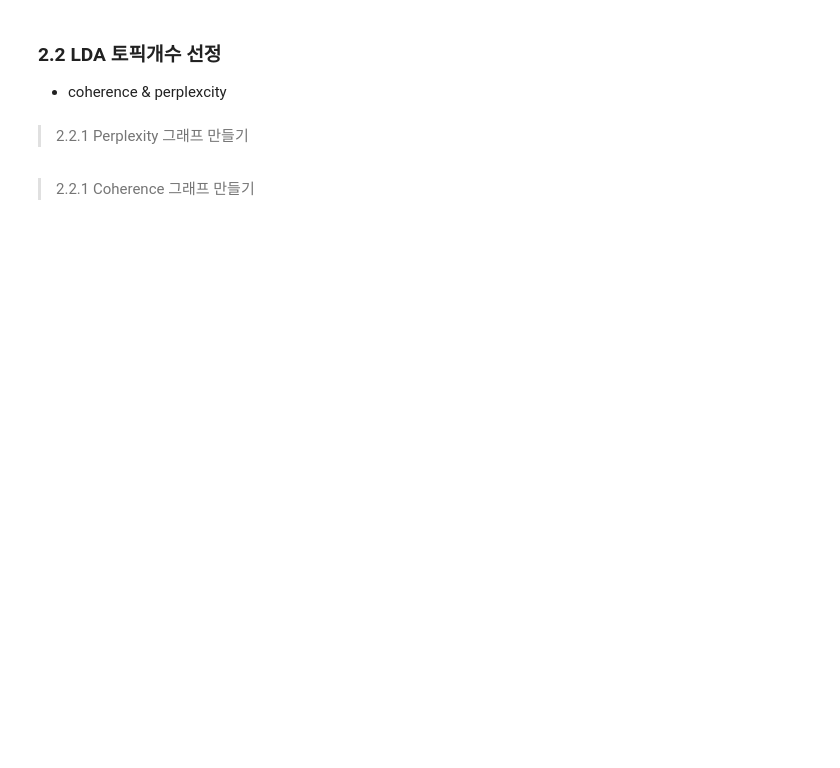
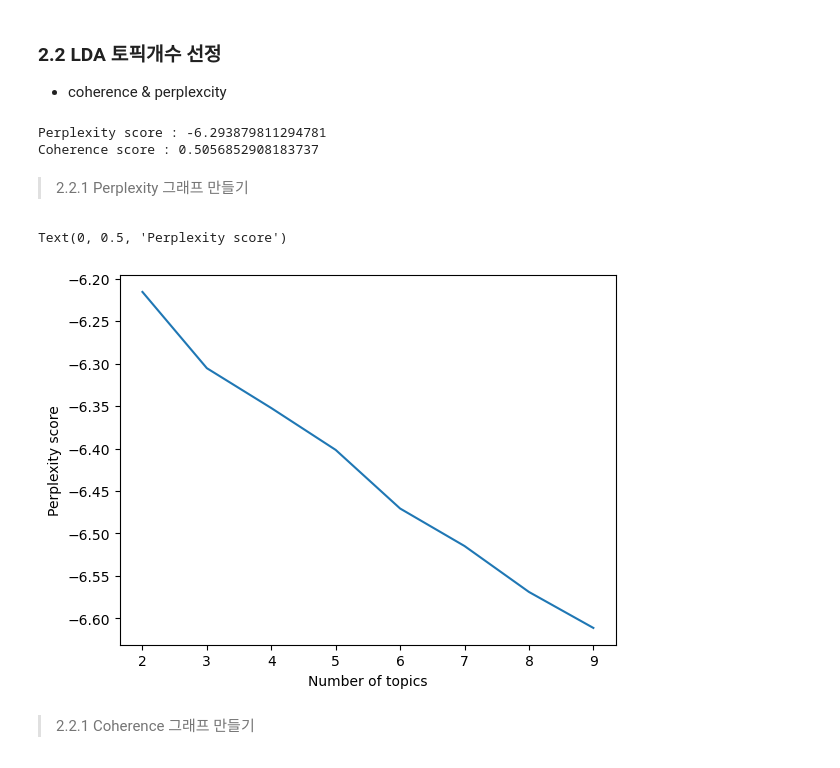
Before and after one commit to Gun-E/DCXminiProject, a Jupyter notebook: Day2/Day2_실습.ipynb, the cells around one changed output. Drawn from its saved outputs; the diff is of its cells as text; code cells hidden in the pictures; blank space fills up the shorter version.

```diff
--- a/Day2/Day2_실습.ipynb
+++ b/Day2/Day2_실습.ipynb
@@ -111,0 +112,4 @@ ldamodel.print_topics()
+# %%
+# 문서별 topic 확률 확인
+for i in range(len(corpus)):
+    print(ldamodel.get_document_topics(corpus[i]))
@@ -116,7 +138,42 @@ ldamodel.print_topics()
 from gensim.models import CoherenceModel
 import matplotlib.pyplot as plt
 import numpy as np
+# %%
+# coherence_model 만들어서 체크 : 토픽 개수를 3개로 설정했을때의 점수
+
+top_n = 3
+
+#perplexity
+perplexity_score = ldamodel.log_perplexity(corpus)
+
+#Coherence
+coherence_model = CoherenceModel(model=ldamodel, texts=all_docs, dictionary=dictionary, topn=top_n)
+coherence_score = coherence_model.get_coherence()
+
+
+print('Perplexity score :', perplexity_score)
+print('Coherence score :', coherence_score)
+# %% [output]
+Perplexity score : -6.293879811294781
+Coherence score : 0.5056852908183737
 # %% [markdown]
 > 2.2.1 Perplexity 그래프 만들기
+# %%
+perplexity_values=[]
+
+for i in range(2,10):
+    ldamodel = gensim.models.ldamodel.LdaModel(corpus, num_topics=i, id2word = dictionary)
+    perplexity_v = ldamodel.log_perplexity(corpus)
+    perplexity_values.append(perplexity_v)
+# %%
+#라인 그래프 만들기
+
+x = range(2,10)
+plt.plot(x, perplexity_values)
+plt.xlabel('Number of topics')
+plt.ylabel('Perplexity score')
+# %% [output]
+Text(0, 0.5, 'Perplexity score')
+[figure, added]
 # %% [markdown]
 > 2.2.1 Coherence 그래프 만들기
```
Also changed, not shown: parts of 14 cells of this notebook, 12 other files.
